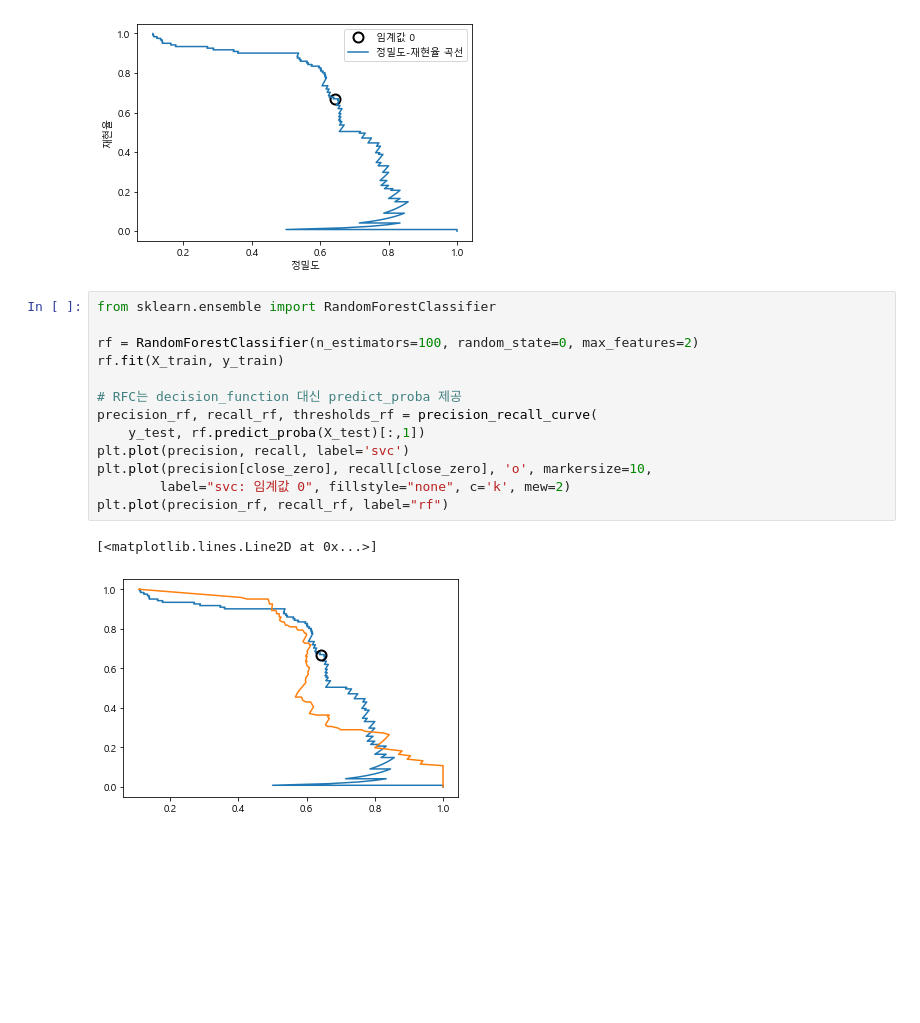
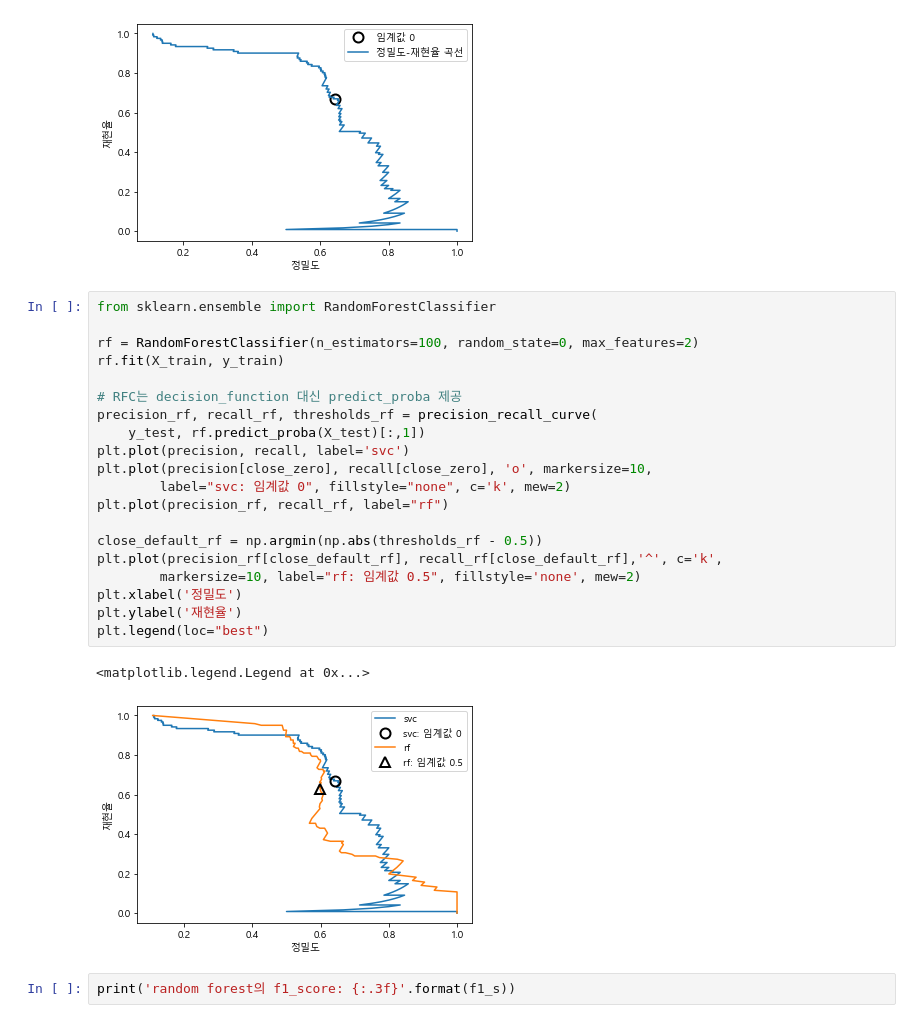
Before and after one commit to ikeven94/py_repo, a Jupyter notebook: Evaluation Metrics.ipynb, the cells around one changed output. Cells and saved outputs as stored; diff of their text form; blank space fills up the shorter version.

```diff
--- a/Evaluation Metrics.ipynb
+++ b/Evaluation Metrics.ipynb
@@ -212,16 +212,25 @@ plt.legend(loc='best')
 # %%
 from sklearn.ensemble import RandomForestClassifier
 
 rf = RandomForestClassifier(n_estimators=100, random_state=0, max_features=2)
 rf.fit(X_train, y_train)
 
 # RFC는 decision_function 대신 predict_proba 제공
 precision_rf, recall_rf, thresholds_rf = precision_recall_curve(
     y_test, rf.predict_proba(X_test)[:,1])
 plt.plot(precision, recall, label='svc')
 plt.plot(precision[close_zero], recall[close_zero], 'o', markersize=10,
         label="svc: 임계값 0", fillstyle="none", c='k', mew=2)
 plt.plot(precision_rf, recall_rf, label="rf")
+
+close_default_rf = np.argmin(np.abs(thresholds_rf - 0.5))
+plt.plot(precision_rf[close_default_rf], recall_rf[close_default_rf],'^', c='k',
+        markersize=10, label="rf: 임계값 0.5", fillstyle='none', mew=2)
+plt.xlabel('정밀도')
+plt.ylabel('재현율')
+plt.legend(loc="best")
 # %% [output]
-[<matplotlib.lines.Line2D at 0x...>]
+<matplotlib.legend.Legend at 0x...>
-[figure, old version]
+[figure, new version]
+# %%
+print('random forest의 f1_score: {:.3f}'.format(f1_s))
```
